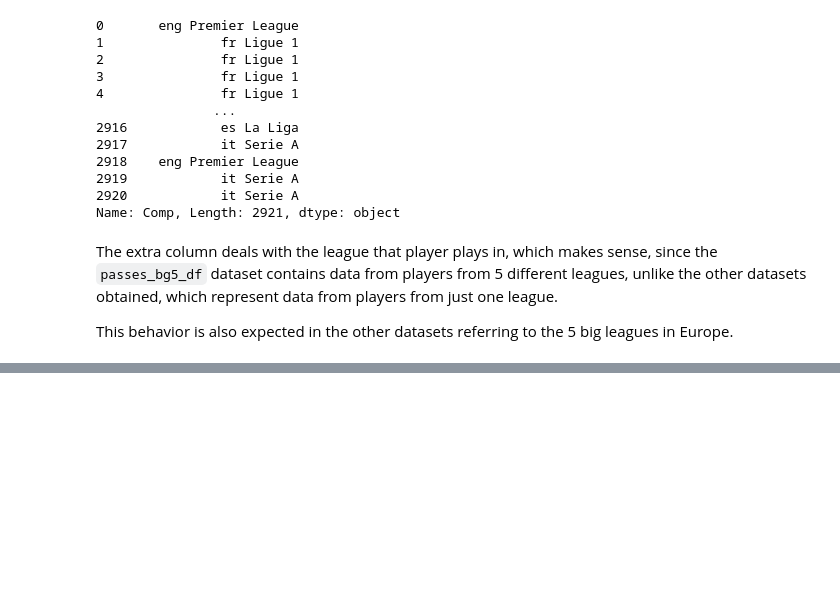
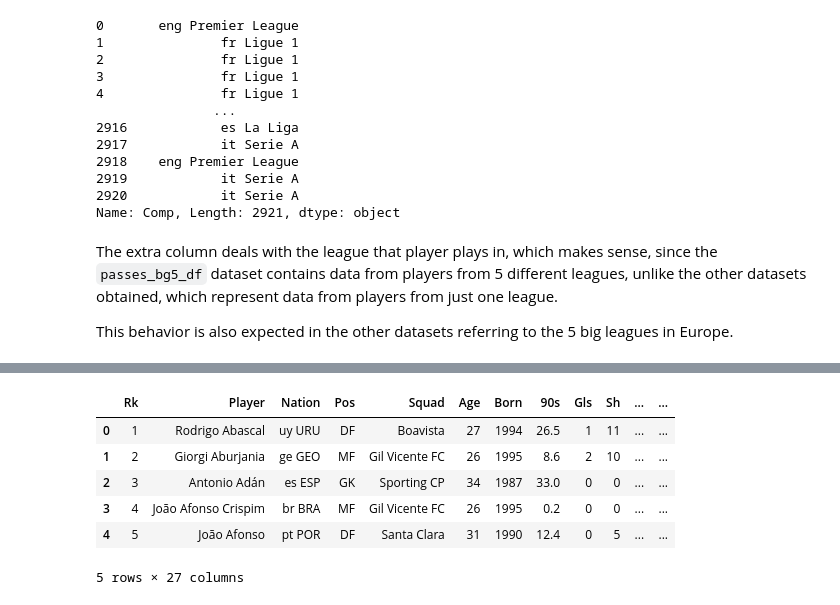
Before and after one commit to dnsrsdata/Football_Player_Rec_Syst, a Jupyter notebook: notebooks/ETL_Playground.ipynb, the cells around one changed output, grey strips where cells are left out. Drawn from its saved outputs; the diff is of its cells as text; code cells hidden in the pictures; blank space fills up the shorter version.

```diff
--- a/notebooks/ETL_Playground.ipynb
+++ b/notebooks/ETL_Playground.ipynb
@@ -170,0 +223,11 @@ This behavior is also expected in the other datasets referring to the 5 big leag
+# %%
+# Checking the first rows
+shoots_PrimeiraLiga_df.head()
+# %% [output]
+|  | Rk | Player | Nation | Pos | Squad | Age | Born | 90s | Gls | Sh | ... | ... |
+| 0 | 1 | Rodrigo Abascal | uy URU | DF | Boavista | 27 | 1994 | 26.5 | 1 | 11 | ... | ... |
+| 1 | 2 | Giorgi Aburjania | ge GEO | MF | Gil Vicente FC | 26 | 1995 | 8.6 | 2 | 10 | ... | ... |
+| 2 | 3 | Antonio Adán | es ESP | GK | Sporting CP | 34 | 1987 | 33.0 | 0 | 0 | ... | ... |
+| 3 | 4 | João Afonso Crispim | br BRA | MF | Gil Vicente FC | 26 | 1995 | 0.2 | 0 | 0 | ... | ... |
+| 4 | 5 | João Afonso | pt POR | DF | Santa Clara | 31 | 1990 | 12.4 | 0 | 5 | ... | ... |
+5 rows × 27 columns
```
Also changed, not shown: parts of 49 cells of this notebook.
